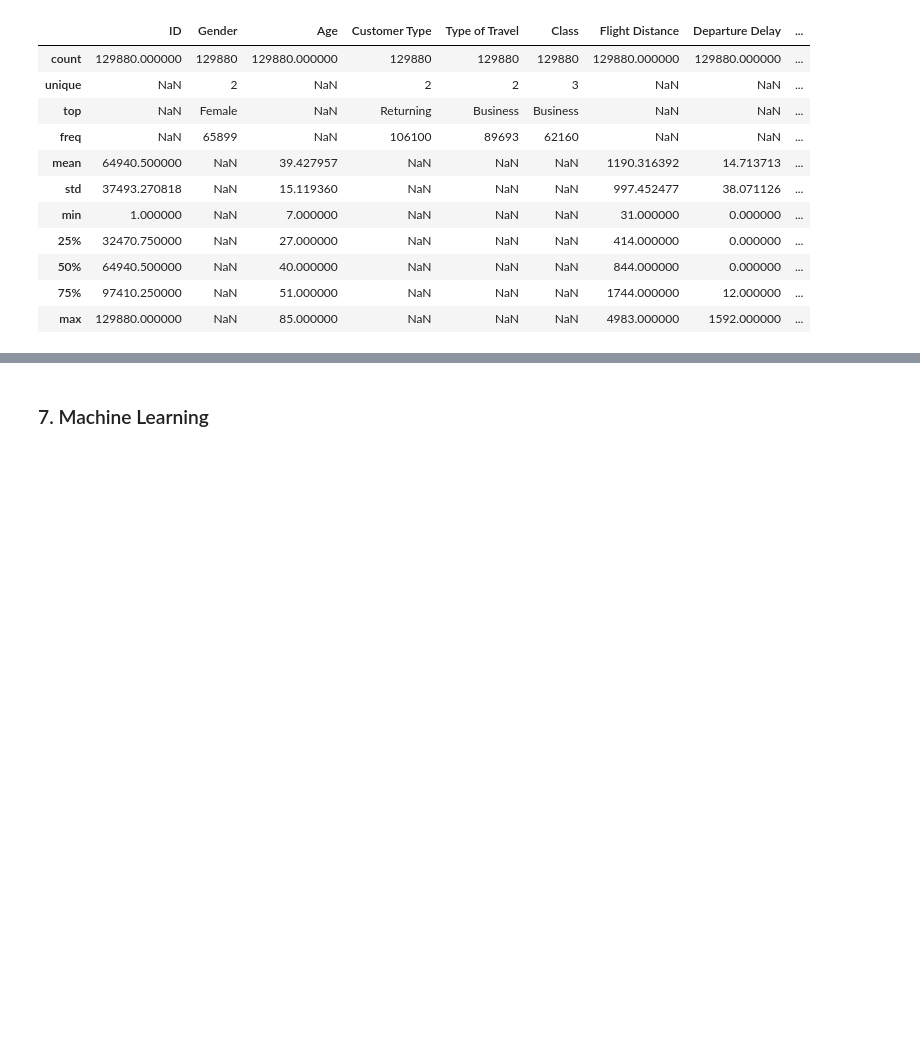
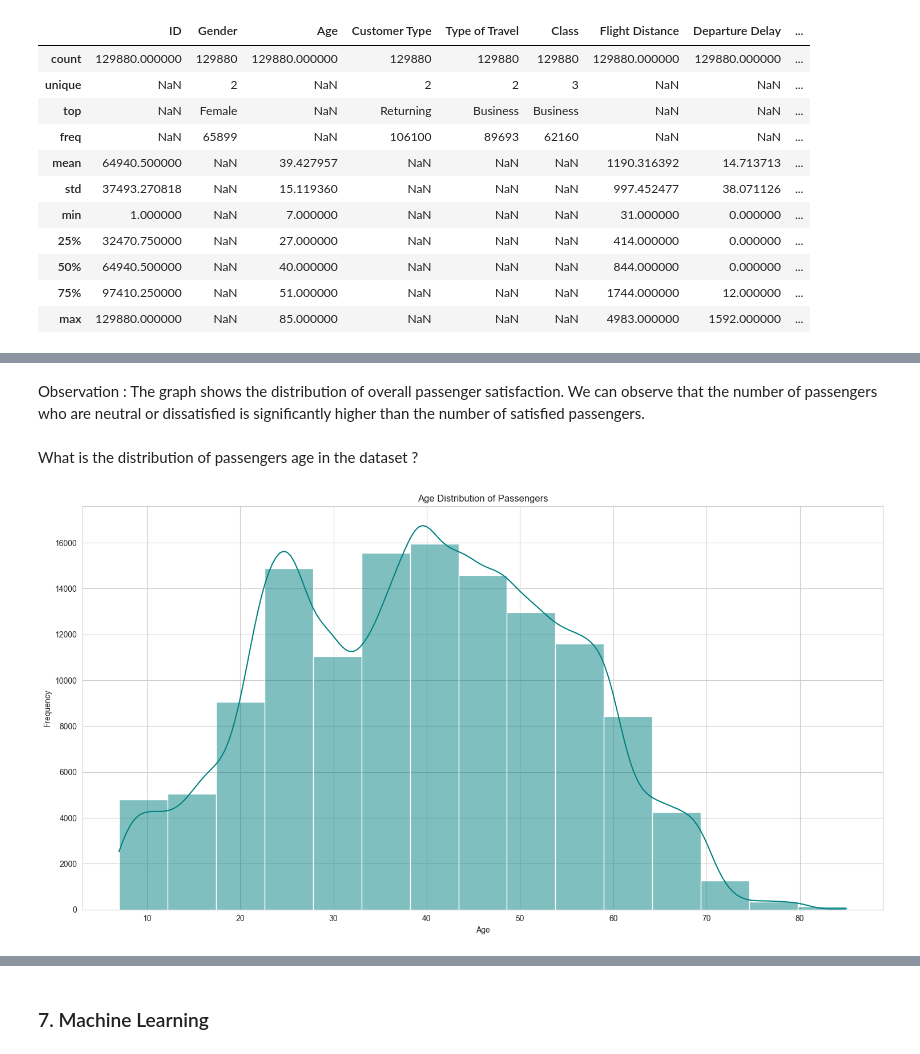
Before and after one commit to ArvindB75/Project-2-Maven-Airline-Challenge, a Jupyter notebook: Maven_Airlines_Challenge.ipynb, the cells around one changed output, grey strips where cells are left out. Saved outputs shown, nothing was run; the diff lists cells and outputs as text; code cells hidden in the pictures; blank space fills up the shorter version.

```diff
--- a/Maven_Airlines_Challenge.ipynb
+++ b/Maven_Airlines_Challenge.ipynb
@@ -529,0 +217,16 @@ Les retards au départ et à l'arrivée, ainsi que la "Gate Location", ont une c
+# %% [markdown]
+Observation : The graph shows the distribution of overall passenger satisfaction. We can observe that the number of passengers who are neutral or dissatisfied is significantly higher than the number of satisfied passengers.
+# %% [markdown]
+What is the distribution of passengers age in the dataset ?
+# %%
+# Plot the age distribution of passengers
+
+plt.figure(figsize = (15, 8))
+sns.histplot(df['Age'], bins = 15, kde = True, color = 'teal')
+plt.title('Age Distribution of Passengers')
+plt.xlabel('Age')
+plt.ylabel('Frequency')
+plt.tight_layout()
+plt.show()
+# %% [output]
+[figure, added]
```
Also changed, not shown: parts of 138 cells of this notebook.
